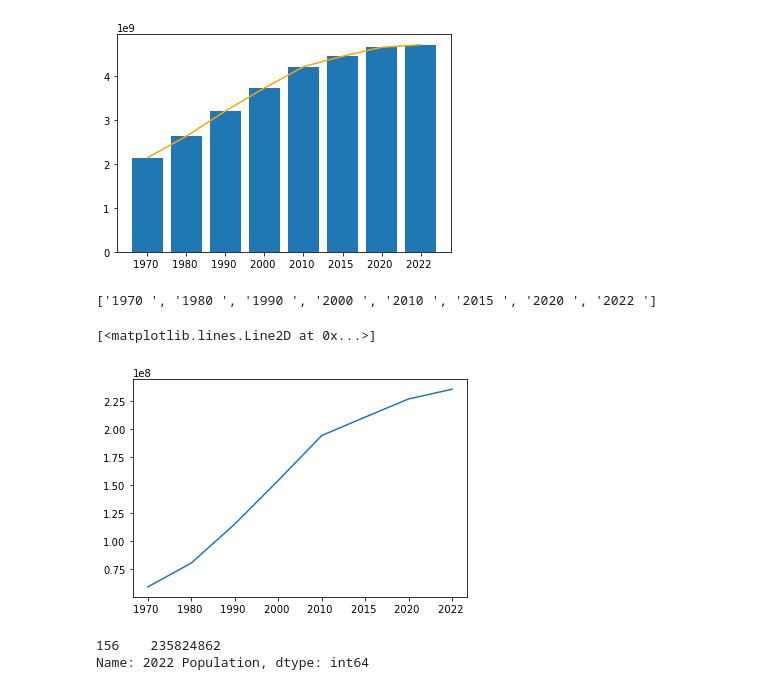
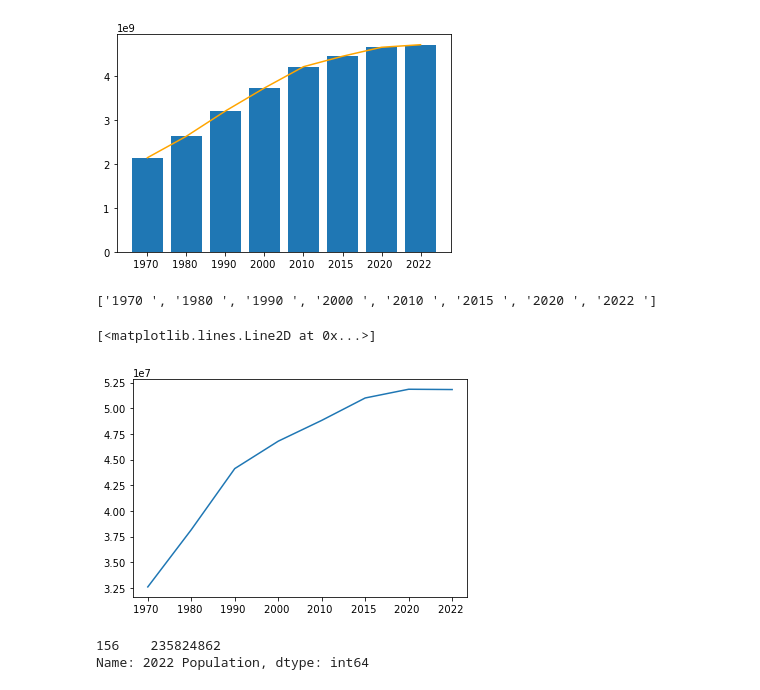
Before and after one commit to dbenitoe/TTS-Final-Project-Submission, a Jupyter notebook: Asia_Population.ipynb, the cells around one changed output. Drawn from its saved outputs; the diff is of its cells as text; code cells hidden in the pictures.

```diff
--- a/Asia_Population.ipynb
+++ b/Asia_Population.ipynb
@@ -114,21 +114,21 @@ ax.plot(years, pop_totals, color = 'orange')
 [figure]
 # %%
 print(years)
-pakistan = asia[asia['Country'] == 'Pakistan']
-pak = pakistan.values
-pop_array = pak[0, 5:13]
+south_korea = asia[asia['Country'] == 'South Korea']
+kor = south_korea.values
+pop_array = kor[0, 5:13]
 
 pop_list = []
 for i in range(len(pop_array)):
     pop_list.append(pop_array[i])
 
 pop_list.reverse()
 
 plt.plot(years, pop_list)
 # %% [output]
 ['1970 ', '1980 ', '1990 ', '2000 ', '2010 ', '2015 ', '2020 ', '2022 ']
 [<matplotlib.lines.Line2D at 0x...>]
-[figure, old version]
+[figure, new version]
 # %%
 # %% [output]
 156    235824862
```
